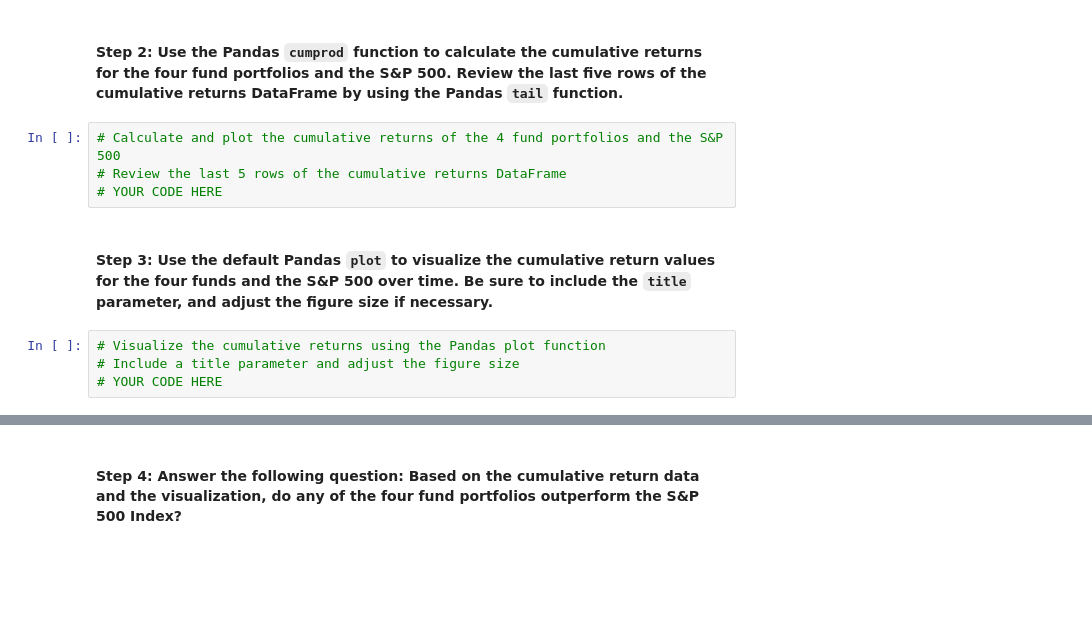
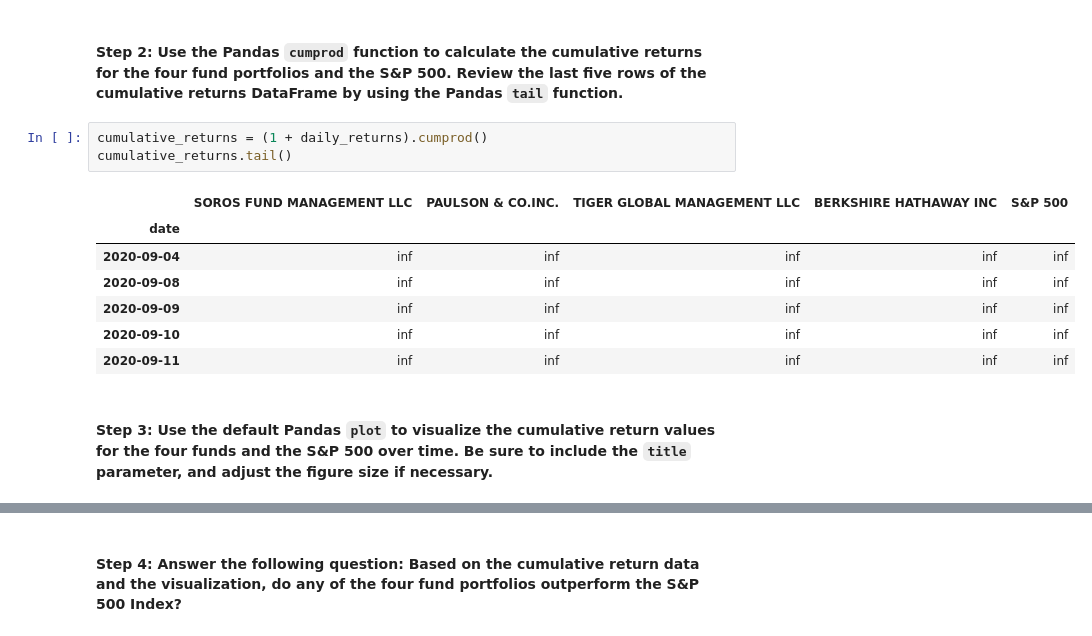
Before and after one commit to madhugirl/Whale-Investment-Opp, a Jupyter notebook: risk_return_analysis.ipynb, the cells around one changed output, grey strips where cells are left out. Saved outputs shown, nothing was run; the diff lists cells and outputs as text; blank space fills up the shorter version.

```diff
--- a/risk_return_analysis.ipynb
+++ b/risk_return_analysis.ipynb
@@ -175,13 +185,16 @@ ax.legend(["SOROS FUND MANAGEMENT", "PAUSON & CO INC", "TIGER GLOBAL MANAGEMENT
 [figure]
 # %% [markdown]
 #### Step 2: Use the Pandas `cumprod` function to calculate the cumulative returns for the four fund portfolios and the S&P 500. Review the last five rows of the cumulative returns DataFrame by using the Pandas `tail` function.
-# %%
-# Calculate and plot the cumulative returns of the 4 fund portfolios and the S&P 500
-# Review the last 5 rows of the cumulative returns DataFrame
-# YOUR CODE HERE
+# %%
+cumulative_returns = (1 + daily_returns).cumprod()
+cumulative_returns.tail()
+# %% [output]
+|  | SOROS FUND MANAGEMENT LLC | PAULSON & CO.INC. | TIGER GLOBAL MANAGEMENT LLC | BERKSHIRE HATHAWAY INC | S&P 500 |
+| date |  |  |  |  |  |
+| 2020-09-04 | inf | inf | inf | inf | inf |
+| 2020-09-08 | inf | inf | inf | inf | inf |
+| 2020-09-09 | inf | inf | inf | inf | inf |
+| 2020-09-10 | inf | inf | inf | inf | inf |
+| 2020-09-11 | inf | inf | inf | inf | inf |
 # %% [markdown]
 #### Step 3: Use the default Pandas `plot` to visualize the cumulative return values for the four funds and the S&P 500 over time. Be sure to include the `title` parameter, and adjust the figure size if necessary.
-# %%
-# Visualize the cumulative returns using the Pandas plot function
-# Include a title parameter and adjust the figure size
-# YOUR CODE HERE
```
Also changed, not shown: parts of 7 cells of this notebook.
